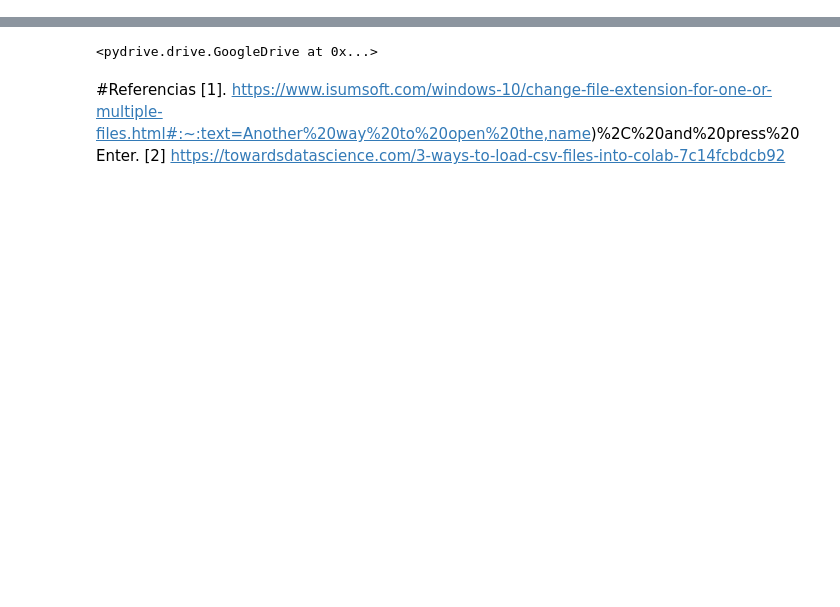
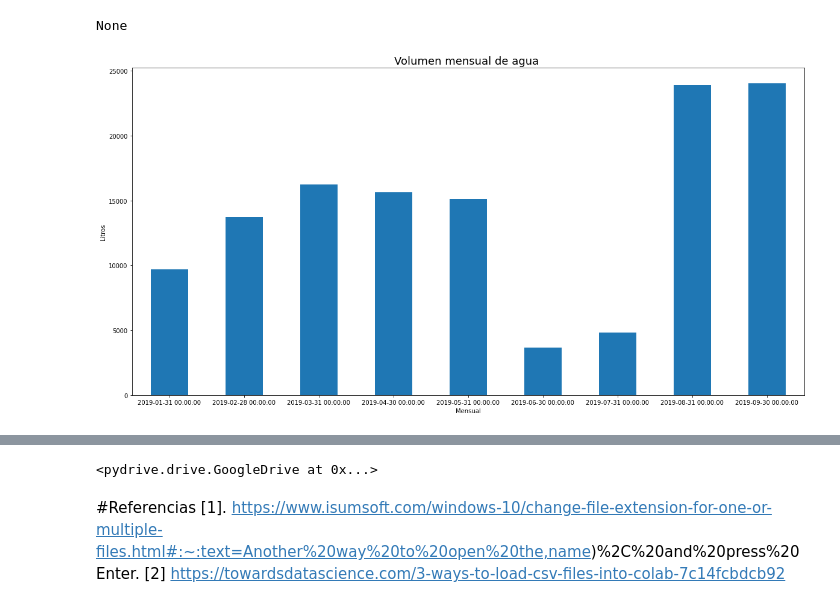
Before and after one commit to j-river1/Sensores_Caudal, a Jupyter notebook: Sensores_Caudal.ipynb, the cells around one changed output, grey strips where cells are left out. Drawn from its saved outputs; the diff is of its cells as text; code cells hidden in the pictures; blank space fills up the shorter version.

```diff
--- a/Sensores_Caudal.ipynb
+++ b/Sensores_Caudal.ipynb
@@ -47,0 +66,3 @@ datos_totales = pd.concat(lista, axis=0, ignore_index=True)
+# %%
+mypath = '/content/drive/My Drive/Agua Peru/Agua'
+datos_unidos = concatenearArchivos_Json (mypath = '/content/drive/My Drive/Agua Peru/Agua')
@@ -47,0 +131,77 @@ datos_totales = pd.concat(lista, axis=0, ignore_index=True)
+# %%
+# libraries
+import matplotlib.pyplot as plt
+import numpy as np
+import pandas as pd
+
+datos = transformacion(datos_unidos)
+
+def graficas (datos, periodo = 1):
+  '''
+  Esta función es para graficar los datos.
+
+  Los parametros de la función:
+   periodo. Esta parametro es para agregación del tiempo:
+             1. Diario
+             2. Mensual
+  '''
+
+  plt.figure(figsize=(20,10))
+  #datos = transformacion (datos_unidos)
+
+  #index
+  datos['tiempo_real'] = pd.to_datetime(datos['tiempo_real'])
+  datos.index = datos['tiempo_real']
+
+  #agruación por  mes
+  datos.groupby(datos['tiempo_real']).size()
+  datos_graficas = datos.resample('M').sum()
+
+  #Grafica de barras por mes
+  datos_graficas['volumen'].plot.bar(rot=0)
+  plt.title("Volumen mensual de agua ", loc='center', fontsize=18, fontweight=0, color='black')
+  plt.xlabel("Mensual")
+  plt.ylabel("Litros")
+
+  #datos_graficas = datos_graficas.fillna(0)
+  #datos_graficas= (datos_graficas['tiempo_real'] > '2019-1-01') & (datos_graficas['tiempo_real'] <= '2019-12-31')
+
+  #plt.plot( 'tiempo_real', 'volumen', data= datos_graficas, marker='o', markerfacecolor='blue', markersize=12, color='skyblue', linewidth=4)
+  #plt.bar( 'tiempo_real','volumen', data= datos_graficas, marker='o', markerfacecolor='blue', markersize=12, color='skyblue', linewidth=4)
+  #plt.title("Volumen mensual de agua ", loc='center', fontsize=18, fontweight=0, color='black')
+  #plt.xlabel("Mensual")
+  #plt.ylabel("Litros")
+  #plt.plot( 'volumen', data= datos_graficas, marker='o', markerfacecolor='blue', markersize=12, color='skyblue', linewidth=4)
+  #plt.bar( 'volumen', data= datos_graficas, marker='o', markerfacecolor='blue', markersize=12, color='skyblue', linewidth=4)
+  #plt.plot( 'tiempo_real', 'humedad_suelo', data=transformacion (datos_graficas), marker='', color='olive', linewidth=2)
+  #plt.plot( 'tiempo_real', 'caudal', data=transformacion (datos_graficas), marker='', color='olive', linewidth=2, linestyle='dashed', label="toto")
+  #plt.legend()
+  #return datos_graficas
+
+
+ex = graficas(datos)
+
+#ax = ex['volumen'].plot.bar(rot=0)
+#datos
+#type(datos['tiempo_real'])
+#pd.to_datetime(datos['tiempo_real'])
+
+
+
+#def graficos (datos):
+#  plt.figure(figsize=(20,10))
+#  datos =
+
+#ex.columns
+#type(ex)
+print(ex)
+#plt.figure(figsize=(20,10))
+
+# multiple line plot
+#plt.plot( 'tiempo_real', 'volumen', data=transformacion (datos_unidos), marker='o', markerfacecolor='blue', markersize=12, color='skyblue', linewidth=4)
+#plt.plot( 'tiempo_real', 'humedad_suelo', data=transformacion (datos_unidos), marker='', color='olive', linewidth=2)
+#plt.plot( 'tiempo_real', 'caudal', data=transformacion (datos_unidos), marker='', color='olive', linewidth=2, linestyle='dashed', label="toto")
+#plt.legend()
+# %% [output]
+None
+[figure, added]
```
Also changed, not shown: parts of 16 cells of this notebook.
